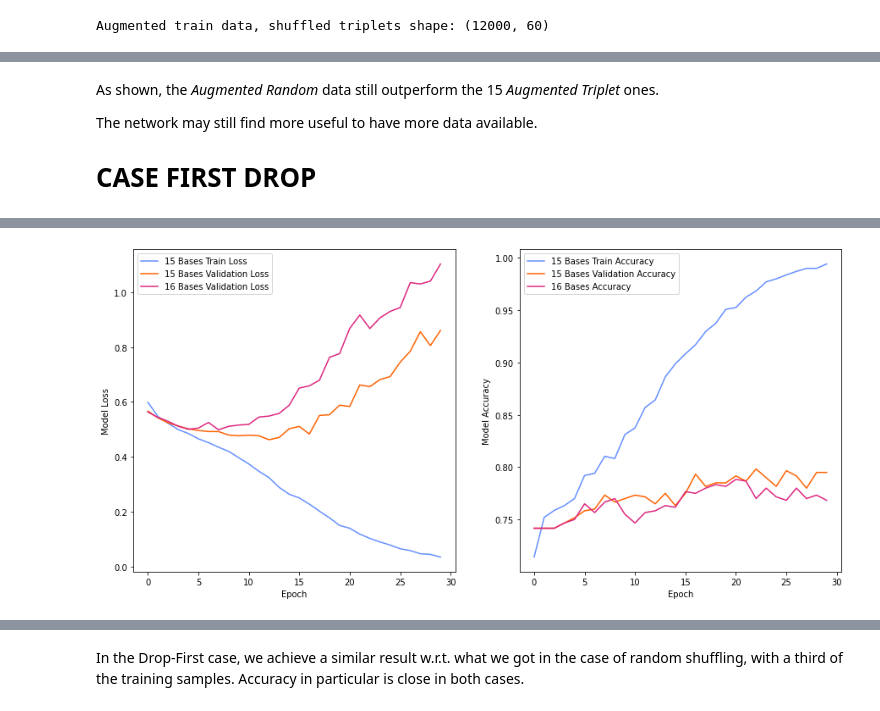
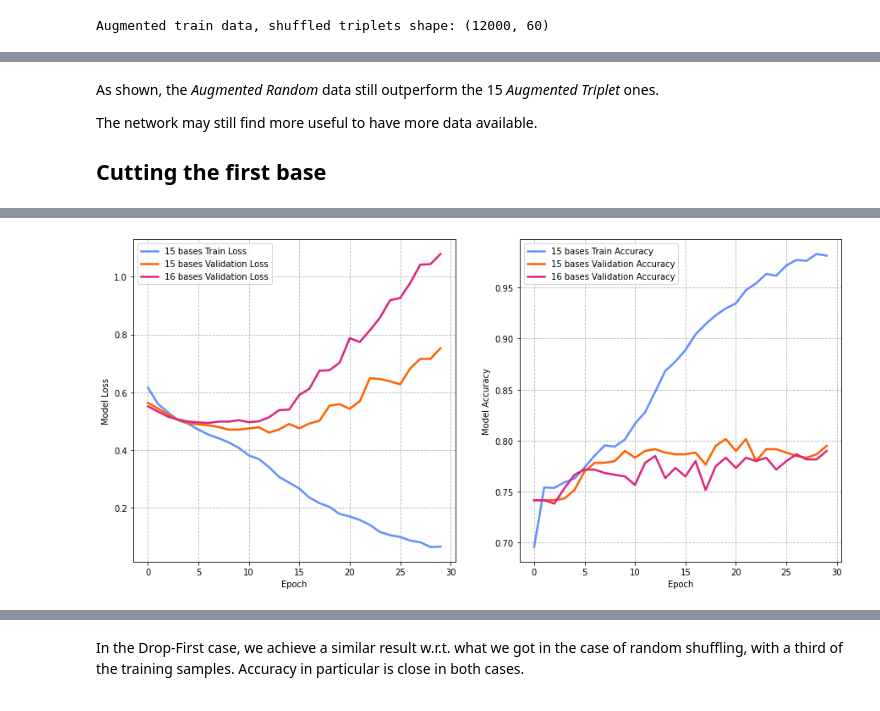
Before and after one commit to LorenzoBuriola/LoCP_moduleB, a Jupyter notebook: Week2/Ex_week02_FPGheArt.ipynb, the cells around one changed output, grey strips where cells are left out. Saved outputs shown, nothing was run; the diff lists cells and outputs as text; code cells hidden in the pictures.

```diff
--- a/Week2/Ex_week02_FPGheArt.ipynb
+++ b/Week2/Ex_week02_FPGheArt.ipynb
@@ -78,0 +163,7 @@ Encoded sequence:
+# %%
+#ModelCheckpoint is used to get the best weights, corresponding to minimum loss
+mcp_save = ModelCheckpoint('.mdl_wts_fit.hdf5', save_best_only=True, monitor='val_loss', mode='min')
+#Loading standard weights
+model.load_weights('initial_weights.h5')
+#Fit
+fit = model.fit(x_train, y_train, epochs=30, batch_size = 50, validation_data = (x_test,y_test), shuffle = True, verbose = 0, callbacks = [mcp_save])
@@ -126,3 +193,0 @@ model.compile(loss="binary_crossentropy",
-# %%
-fit = model.fit(x_train, y_train,
-                epochs=30, batch_size = 50, validation_data = (x_test,y_test), shuffle = True, verbose = 0)
@@ -542,9 +533,9 @@ As shown, the *Augmented Random* data still outperform the 15 *Augmented Triplet
 
 The network may still find more useful to have more data available.
 
-# CASE FIRST DROP
+## Cutting the first base
 # %%
-x15 = x[:,4:] #cutting last base from each OneHot sample
+x15 = x[:,4:] #cutting first base from each OneHot sample
 (x_train15l, y_train) = (x15[:N_train], y[:N_train])
 (x_test15l, y_test) = (x15[N_train:], y[N_train:])
 
@@ -553,54 +544,39 @@ np.random.seed(123)
 L = 60
 
 #Keras model definition
-model = Sequential()
+model15 = Sequential()
 
-model.add(Dense(L,input_shape=(L,),activation = "relu"))
-model.add(Dense(L/2,activation = "relu"))
-model.add(Dense(L/4,activation = "relu"))
-model.add(Dropout(0.5))
-model.add(Dense(1,activation="sigmoid"))
+model15.add(Dense(L,input_shape=(L,),activation = "relu"))
+model15.add(Dense(L/2,activation = "relu"))
+model15.add(Dense(L/4,activation = "relu"))
+model15.add(Dropout(0.5))
+model15.add(Dense(1,activation="sigmoid"))
 
 # model.summary()
 
-model.compile(loss="binary_crossentropy",
+model15.compile(loss="binary_crossentropy",
              optimizer="adam",
              metrics= ["accuracy"])
 
-fit_15_cutleft = model.fit(x_train15l, y_train,
-                epochs=30, batch_size = 50, validation_data = (x_test15l,y_test), shuffle = True, verbose = 0)
+mcp_save_15bl = ModelCheckpoint('.mdl_wts_fit_15bl.hdf5', save_best_only=True, monitor='val_loss', mode='min')
+
+model15.load_weights('initial_weights_15.h5')
+
+fit_15_cutleft = model15.fit(x_train15l, y_train,
+                epochs=30, batch_size = 50, validation_data = (x_test15l,y_test), shuffle = True, verbose = 0, callbacks =[mcp_save_15bl])
+
+model15.load_weights('.mdl_wts_fit_15bl.hdf5')
 
 # evaluate model
-score = model.evaluate(x_test15r, y_test, verbose=0)
+score = model15.evaluate(x_test15r, y_test, verbose=0)
 
 # print performance
-print('Final Test loss:', score[0])
-print('Final Test accuracy:', score[1])
+print('Best Test loss: %.2f' %score[0])
+print('Best Test accuracy: %.2f' %score[1])
 
 # look into training history
 
-fig, (ax1, ax2) = plt.subplots(1, 2, figsize=(15, 7))
-
-
-# summarize history for loss
-ax1.plot(fit_15_cutleft.history['loss'], label = '15 Bases Train Loss',color =  '#648FFF')
-ax1.plot(fit_15_cutleft.history['val_loss'], label = '15 Bases Validation Loss', color = '#FE6100')
-ax1.plot(fit.history['val_loss'], label = '16 Bases Validation Loss', color  = '#DC267F' )
-
-ax1.legend(loc = 'best')
-ax1.set_xlabel('Epoch')
-ax1.set_ylabel('Model Loss')
-
-
-# summarize history for accuracy
-ax2.plot(fit_15_cutleft.history['accuracy'], label = '15 Bases Train Accuracy', color =  '#648FFF')
-ax2.plot(fit_15_cutleft.history['val_accuracy'], label = '15 Bases Validation Accuracy',color = '#FE6100')
-ax2.plot(fit.history['val_accuracy'], label = '16 Bases Accuracy', color  = '#DC267F')
-
-
-ax2.legend(loc = 'best')
-ax2.set_xlabel('Epoch')
-ax2.set_ylabel('Model Accuracy')
+plot_res(fit_15_cutleft, label_fit1 = '15 bases', label_fit_compare = '16 bases', compare = True, fit_compare = fit)
 
 plt.show()
 # %% [output]
@@ -609 +585 @@ Final Test accuracy: 0.7866666913032532
-[figure, old version]
+[figure, new version]
```
Also changed, not shown: parts of 70 cells of this notebook, 2 other files.
